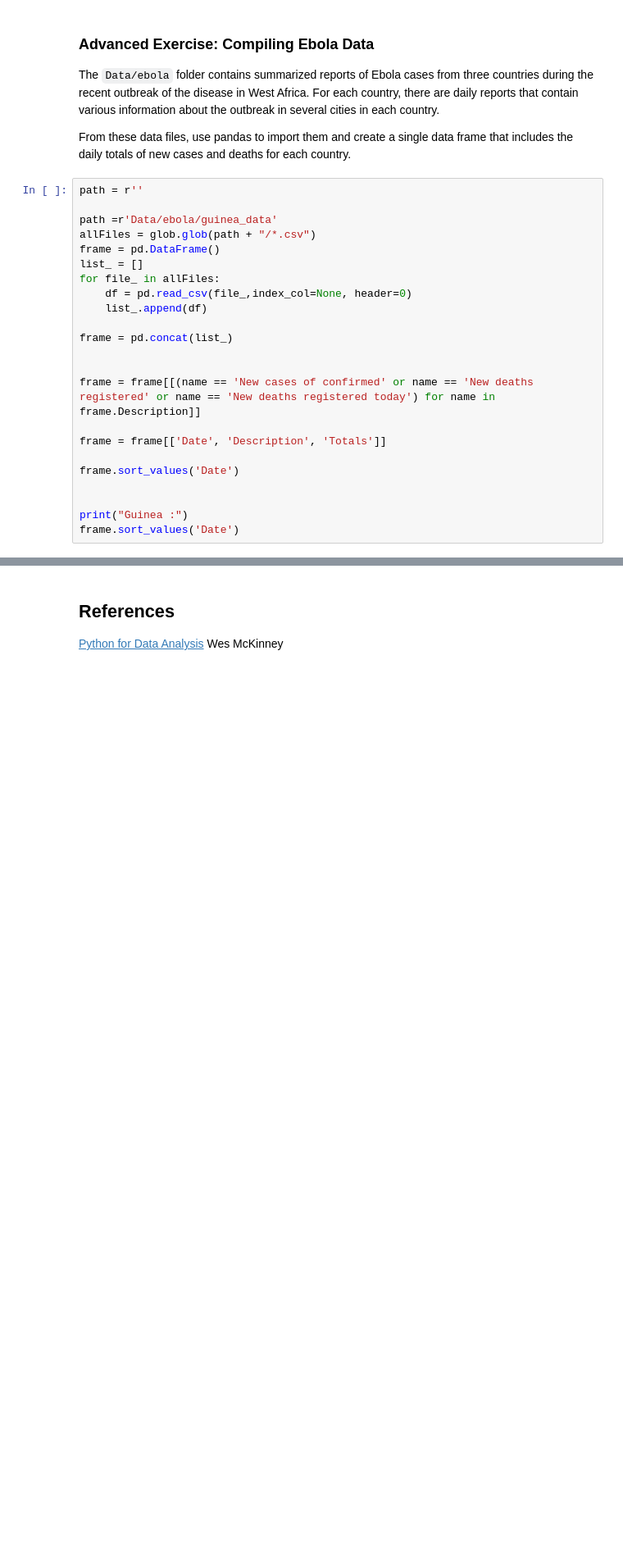
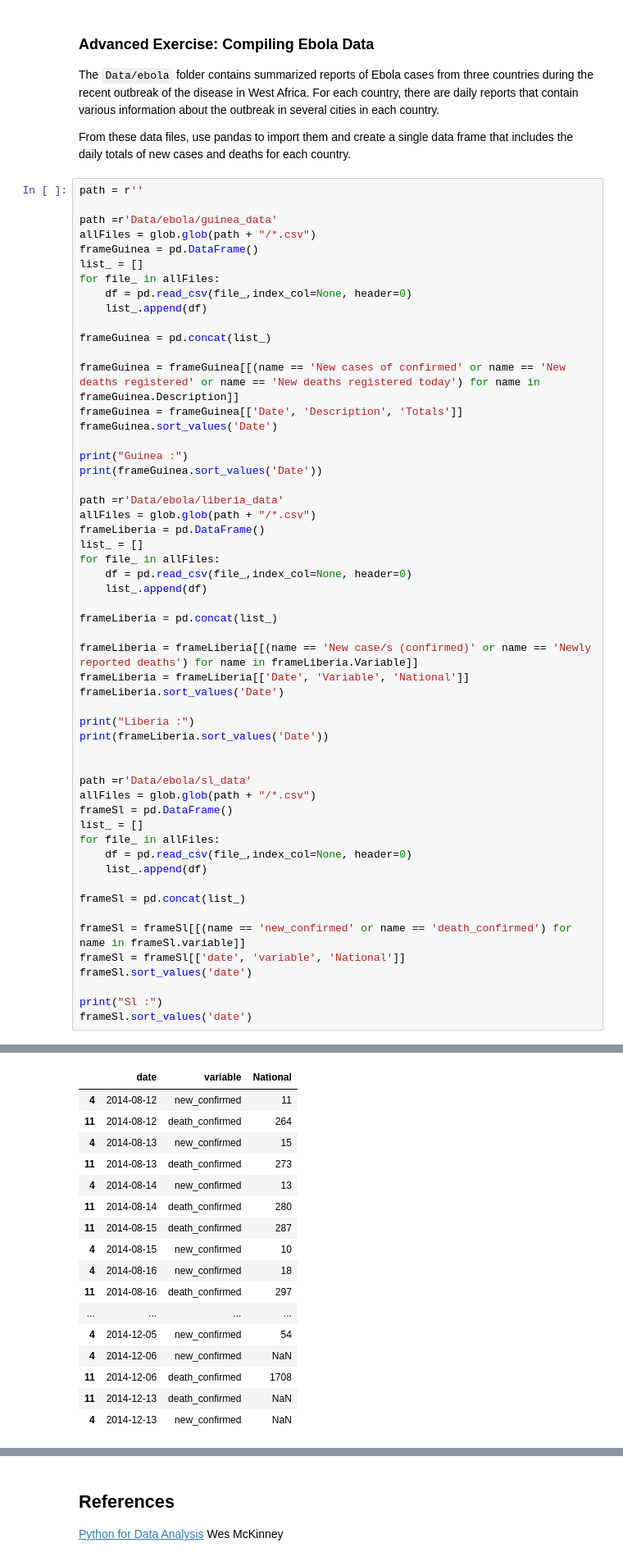
Before and after one commit to nathanquinteiro/ADA-Homework, a Jupyter notebook: 01 - Pandas and Data Wrangling/Intro to Pandas.ipynb, the cells around one changed output, grey strips where cells are left out. Shown at 82% size. Drawn from its saved outputs; the diff is of its cells as text; blank space fills up the shorter version.

```diff
--- a/01 - Pandas and Data Wrangling/Intro to Pandas.ipynb
+++ b/01 - Pandas and Data Wrangling/Intro to Pandas.ipynb
@@ -1878,22 +1878,53 @@ path = r''
 
 path =r'Data/ebola/guinea_data'
 allFiles = glob.glob(path + "/*.csv")
-frame = pd.DataFrame()
+frameGuinea = pd.DataFrame()
 list_ = []
 for file_ in allFiles:
     df = pd.read_csv(file_,index_col=None, header=0)
     list_.append(df)
 
-frame = pd.concat(list_)
+frameGuinea = pd.concat(list_)
+
+frameGuinea = frameGuinea[[(name == 'New cases of confirmed' or name == 'New deaths registered' or name == 'New deaths registered today') for name in frameGuinea.Description]]
+frameGuinea = frameGuinea[['Date', 'Description', 'Totals']]
+frameGuinea.sort_values('Date')
+
+print("Guinea :")
+print(frameGuinea.sort_values('Date'))
+
+path =r'Data/ebola/liberia_data'
+allFiles = glob.glob(path + "/*.csv")
+frameLiberia = pd.DataFrame()
+list_ = []
+for file_ in allFiles:
+    df = pd.read_csv(file_,index_col=None, header=0)
+    list_.append(df)
+
+frameLiberia = pd.concat(list_)
+
+frameLiberia = frameLiberia[[(name == 'New case/s (confirmed)' or name == 'Newly reported deaths') for name in frameLiberia.Variable]]
+frameLiberia = frameLiberia[['Date', 'Variable', 'National']]
+frameLiberia.sort_values('Date')
+
+print("Liberia :")
+print(frameLiberia.sort_values('Date'))
 
 
-frame = frame[[(name == 'New cases of confirmed' or name == 'New deaths registered' or name == 'New deaths registered today') for name in frame.Description]]
+path =r'Data/ebola/sl_data'
+allFiles = glob.glob(path + "/*.csv")
+frameSl = pd.DataFrame()
+list_ = []
+for file_ in allFiles:
+    df = pd.read_csv(file_,index_col=None, header=0)
+    list_.append(df)
 
-frame = frame[['Date', 'Description', 'Totals']]
+frameSl = pd.concat(list_)
 
-frame.sort_values('Date')
+frameSl = frameSl[[(name == 'new_confirmed' or name == 'death_confirmed') for name in frameSl.variable]]
+frameSl = frameSl[['date', 'variable', 'National']]
+frameSl.sort_values('date')
 
-
-print("Guinea :")
-frame.sort_values('Date')
+print("Sl :")
+frameSl.sort_values('date')
 # %% [output]
@@ -1900,0 +1948,17 @@ AttributeError: 'DataFrame' object has no attribute 'Description'
+|  | date | variable | National |
+| 4 | 2014-08-12 | new_confirmed | 11 |
+| 11 | 2014-08-12 | death_confirmed | 264 |
+| 4 | 2014-08-13 | new_confirmed | 15 |
+| 11 | 2014-08-13 | death_confirmed | 273 |
+| 4 | 2014-08-14 | new_confirmed | 13 |
+| 11 | 2014-08-14 | death_confirmed | 280 |
+| 11 | 2014-08-15 | death_confirmed | 287 |
+| 4 | 2014-08-15 | new_confirmed | 10 |
+| 4 | 2014-08-16 | new_confirmed | 18 |
+| 11 | 2014-08-16 | death_confirmed | 297 |
+| ... | ... | ... | ... |
+| 4 | 2014-12-05 | new_confirmed | 54 |
+| 4 | 2014-12-06 | new_confirmed | NaN |
+| 11 | 2014-12-06 | death_confirmed | 1708 |
+| 11 | 2014-12-13 | death_confirmed | NaN |
+| 4 | 2014-12-13 | new_confirmed | NaN |
```
Also changed, not shown: parts of 1 cell of this notebook, 2 other files.
